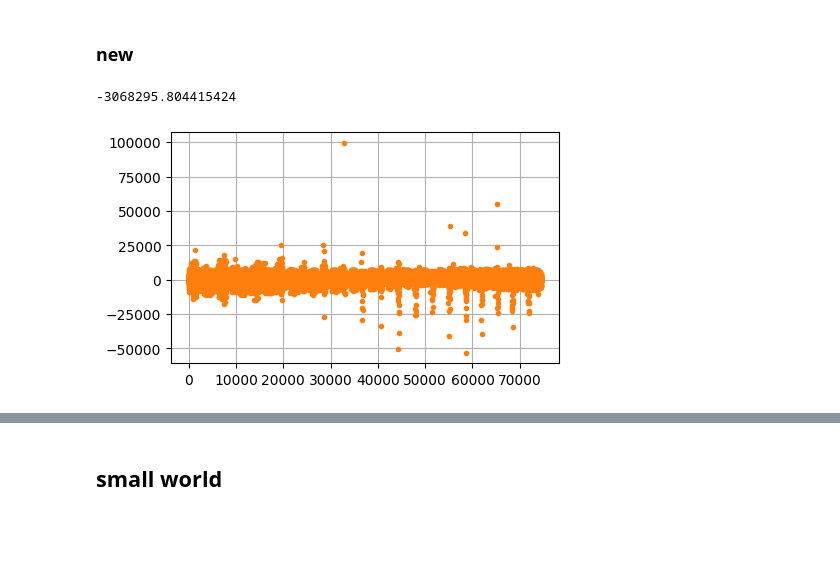
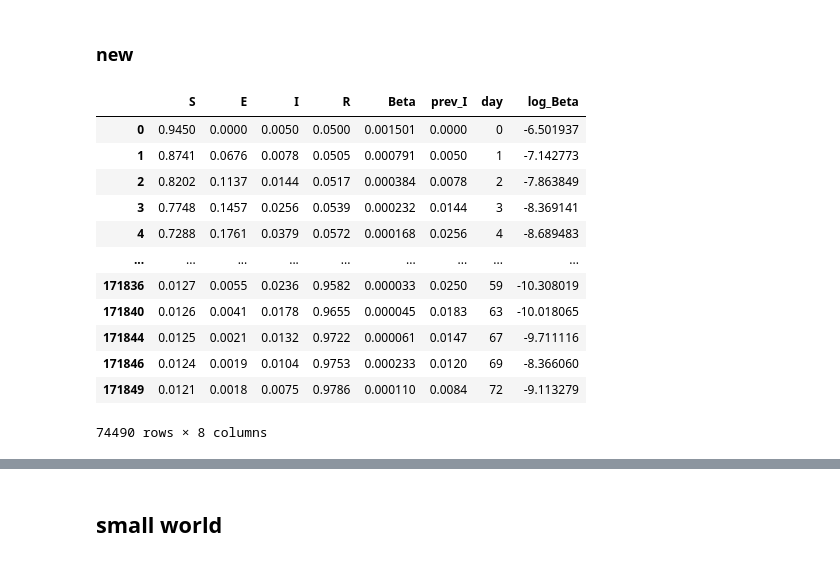
Before and after one commit to Mpkosh/network_hybrid_33, a Jupyter notebook: save_model_regression_day_SEIR_prev_I_for_seir.ipynb, the cells around one changed output, grey strips where cells are left out. Cells and saved outputs as stored; diff of their text form; code cells hidden in the pictures; blank space fills up the shorter version.

```diff
--- a/save_model_regression_day_SEIR_prev_I_for_seir.ipynb
+++ b/save_model_regression_day_SEIR_prev_I_for_seir.ipynb
@@ -103,17 +134,26 @@ plot(model_file, features)
 # %%
 df_seeds_n = pd.read_csv('initial_data/new_seeds_parameters.csv')
 seeds_train_n = df_seeds_n[df_seeds_n.set!='test']['file'].values
-features = ['day',
-            'prev_I',
-            'S', 'E', 'I', 'R']
+
 
 seed_dir='initial_data/ba_10000/'
 model_file = seed_dir+'regression_day_SEIR_prev_I_for_seir.joblib'
 
 train_df = load_and_prepare_data(seed_dir, seeds_train_n,
                                 is_filename=True)
-train_model(train_df, model_file, features)
-plot(model_file, features)
-# %% [output]
--3068295.804415424
-[figure, removed]
+# %%
+train_df
+# %% [output]
+|  | S | E | I | R | Beta | prev_I | day | log_Beta |
+| 0 | 0.9450 | 0.0000 | 0.0050 | 0.0500 | 0.001501 | 0.0000 | 0 | -6.501937 |
+| 1 | 0.8741 | 0.0676 | 0.0078 | 0.0505 | 0.000791 | 0.0050 | 1 | -7.142773 |
+| 2 | 0.8202 | 0.1137 | 0.0144 | 0.0517 | 0.000384 | 0.0078 | 2 | -7.863849 |
+| 3 | 0.7748 | 0.1457 | 0.0256 | 0.0539 | 0.000232 | 0.0144 | 3 | -8.369141 |
+| 4 | 0.7288 | 0.1761 | 0.0379 | 0.0572 | 0.000168 | 0.0256 | 4 | -8.689483 |
+| ... | ... | ... | ... | ... | ... | ... | ... | ... |
+| 171836 | 0.0127 | 0.0055 | 0.0236 | 0.9582 | 0.000033 | 0.0250 | 59 | -10.308019 |
+| 171840 | 0.0126 | 0.0041 | 0.0178 | 0.9655 | 0.000045 | 0.0183 | 63 | -10.018065 |
+| 171844 | 0.0125 | 0.0021 | 0.0132 | 0.9722 | 0.000061 | 0.0147 | 67 | -9.711116 |
+| 171846 | 0.0124 | 0.0019 | 0.0104 | 0.9753 | 0.000233 | 0.0120 | 69 | -8.366060 |
+| 171849 | 0.0121 | 0.0018 | 0.0075 | 0.9786 | 0.000110 | 0.0084 | 72 | -9.113279 |
+74490 rows × 8 columns
```
Also changed, not shown: parts of 7 cells of this notebook, 31 other files.
